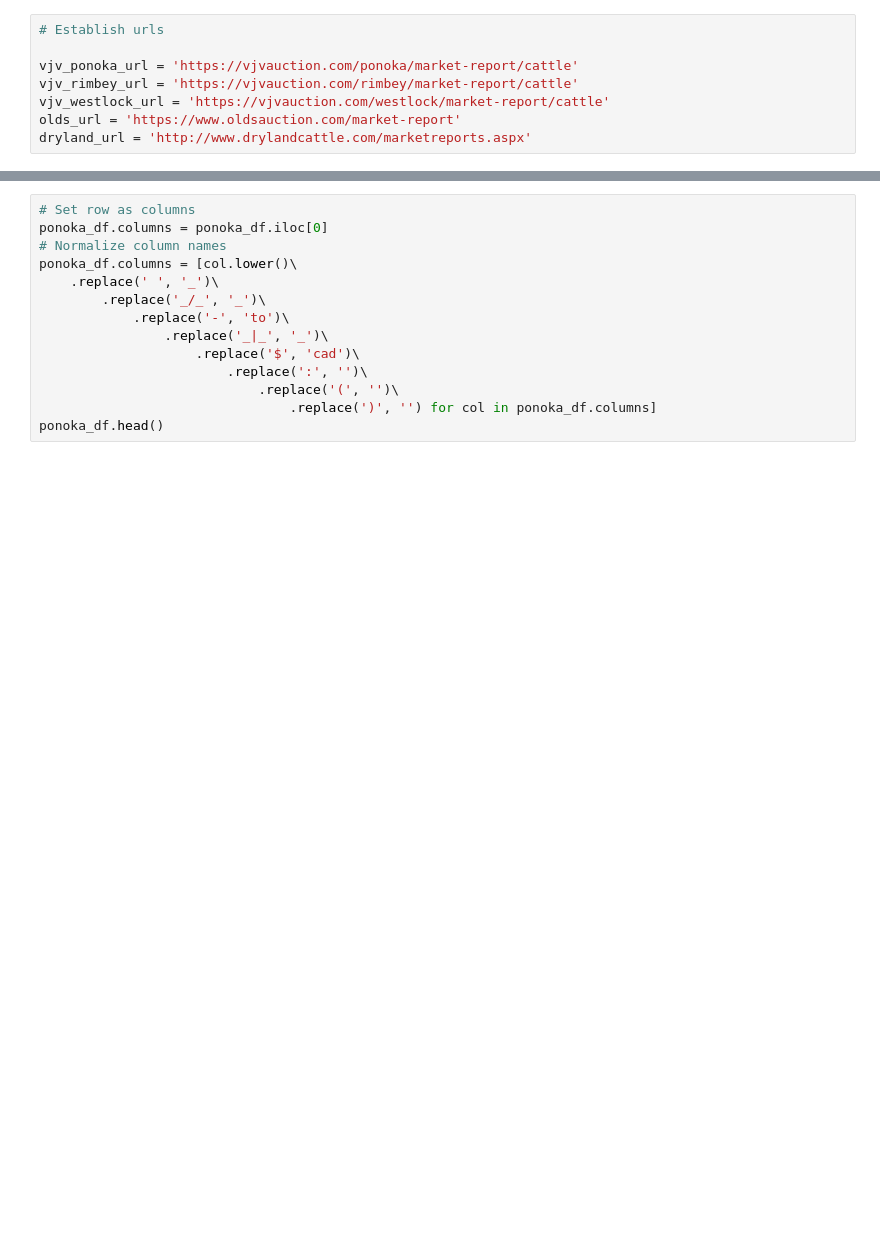
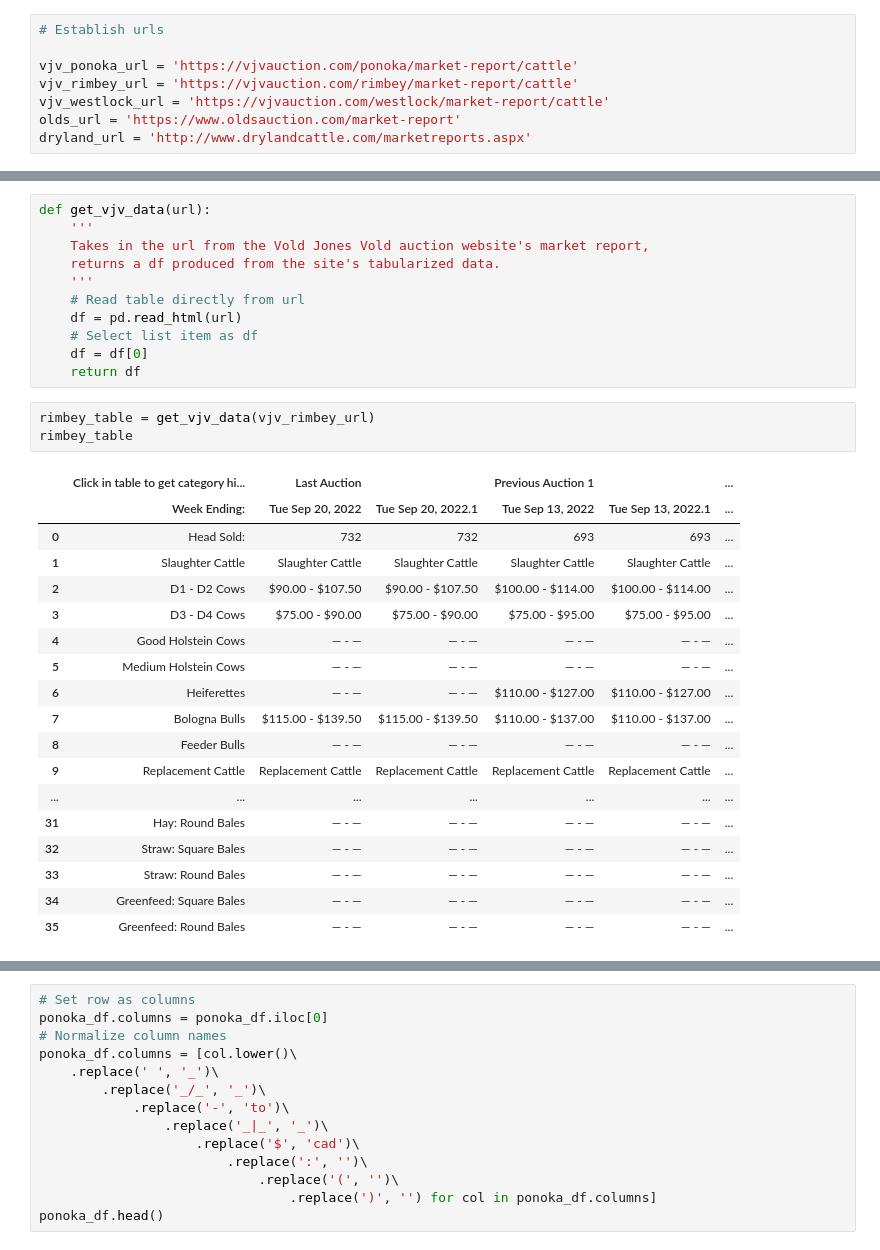
Before and after one commit to tarrencen/rice_farms, a Jupyter notebook: auction_prices.ipynb, the cells around one changed output, grey strips where cells are left out. Drawn from its saved outputs; the diff is of its cells as text; blank space fills up the shorter version.

Commit message:
Data wrangling functions complete

```diff
--- a/auction_prices.ipynb
+++ b/auction_prices.ipynb
@@ -236,0 +107,33 @@ ponoka_stock1_prices
+# %%
+def get_vjv_data(url):
+    '''
+    Takes in the url from the Vold Jones Vold auction website's market report,
+    returns a df produced from the site's tabularized data.
+    '''
+    # Read table directly from url
+    df = pd.read_html(url)
+    # Select list item as df
+    df = df[0]
+    return df
+# %%
+rimbey_table = get_vjv_data(vjv_rimbey_url)
+rimbey_table
+# %% [output]
+|  | Click in table to get category hi... | Last Auction |  | Previous Auction 1 |  | ... |
+|  | Week Ending: | Tue Sep 20, 2022 | Tue Sep 20, 2022.1 | Tue Sep 13, 2022 | Tue Sep 13, 2022.1 | ... |
+| 0 | Head Sold: | 732 | 732 | 693 | 693 | ... |
+| 1 | Slaughter Cattle | Slaughter Cattle | Slaughter Cattle | Slaughter Cattle | Slaughter Cattle | ... |
+| 2 | D1 - D2 Cows | $90.00 - $107.50 | $90.00 - $107.50 | $100.00 - $114.00 | $100.00 - $114.00 | ... |
+| 3 | D3 - D4 Cows | $75.00 - $90.00 | $75.00 - $90.00 | $75.00 - $95.00 | $75.00 - $95.00 | ... |
+| 4 | Good Holstein Cows | — - — | — - — | — - — | — - — | ... |
+| 5 | Medium Holstein Cows | — - — | — - — | — - — | — - — | ... |
+| 6 | Heiferettes | — - — | — - — | $110.00 - $127.00 | $110.00 - $127.00 | ... |
+| 7 | Bologna Bulls | $115.00 - $139.50 | $115.00 - $139.50 | $110.00 - $137.00 | $110.00 - $137.00 | ... |
+| 8 | Feeder Bulls | — - — | — - — | — - — | — - — | ... |
+| 9 | Replacement Cattle | Replacement Cattle | Replacement Cattle | Replacement Cattle | Replacement Cattle | ... |
+| ... | ... | ... | ... | ... | ... | ... |
+| 31 | Hay: Round Bales | — - — | — - — | — - — | — - — | ... |
+| 32 | Straw: Square Bales | — - — | — - — | — - — | — - — | ... |
+| 33 | Straw: Round Bales | — - — | — - — | — - — | — - — | ... |
+| 34 | Greenfeed: Square Bales | — - — | — - — | — - — | — - — | ... |
+| 35 | Greenfeed: Round Bales | — - — | — - — | — - — | — - — | ... |
```
Also changed, not shown: parts of 13 cells of this notebook.
